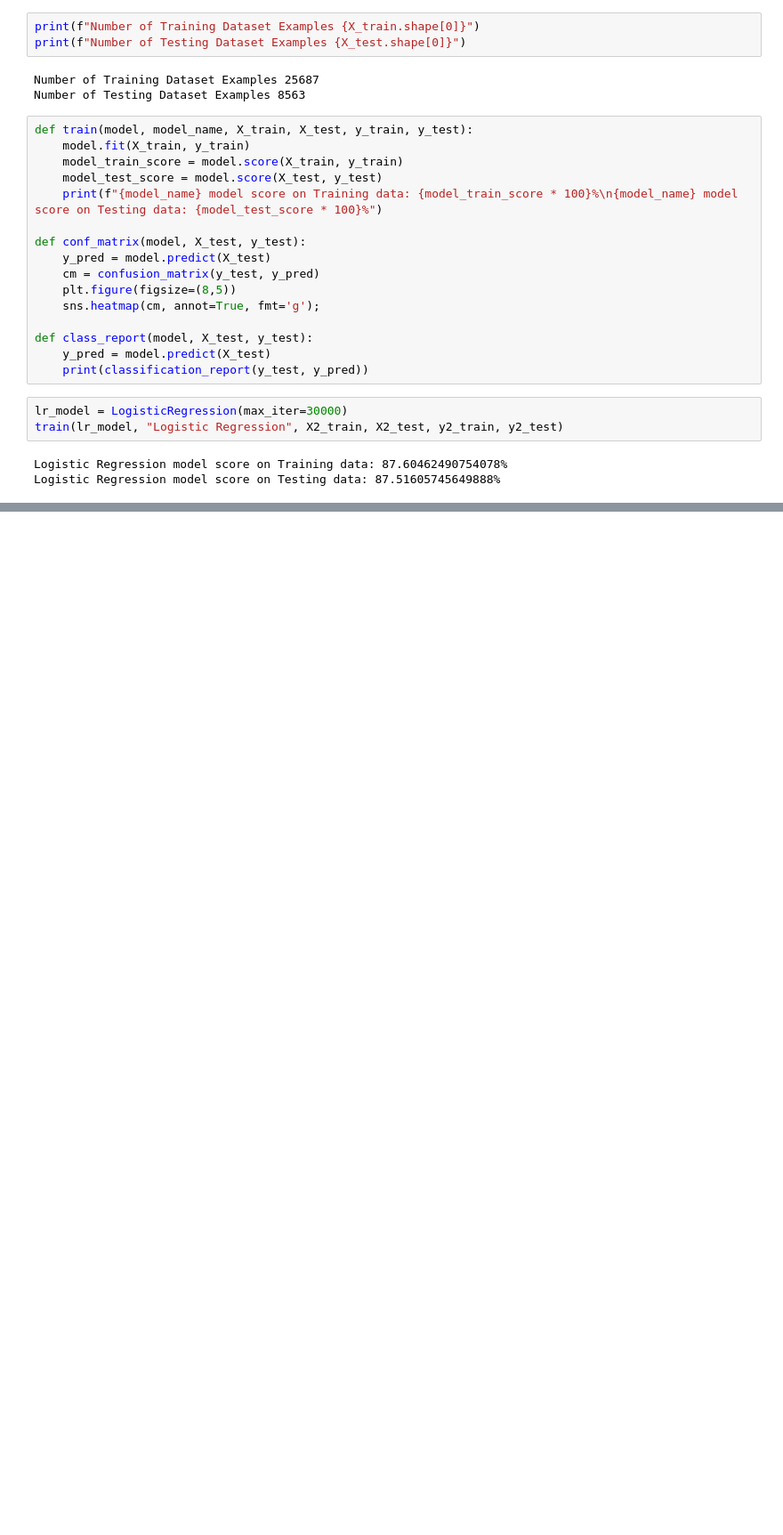
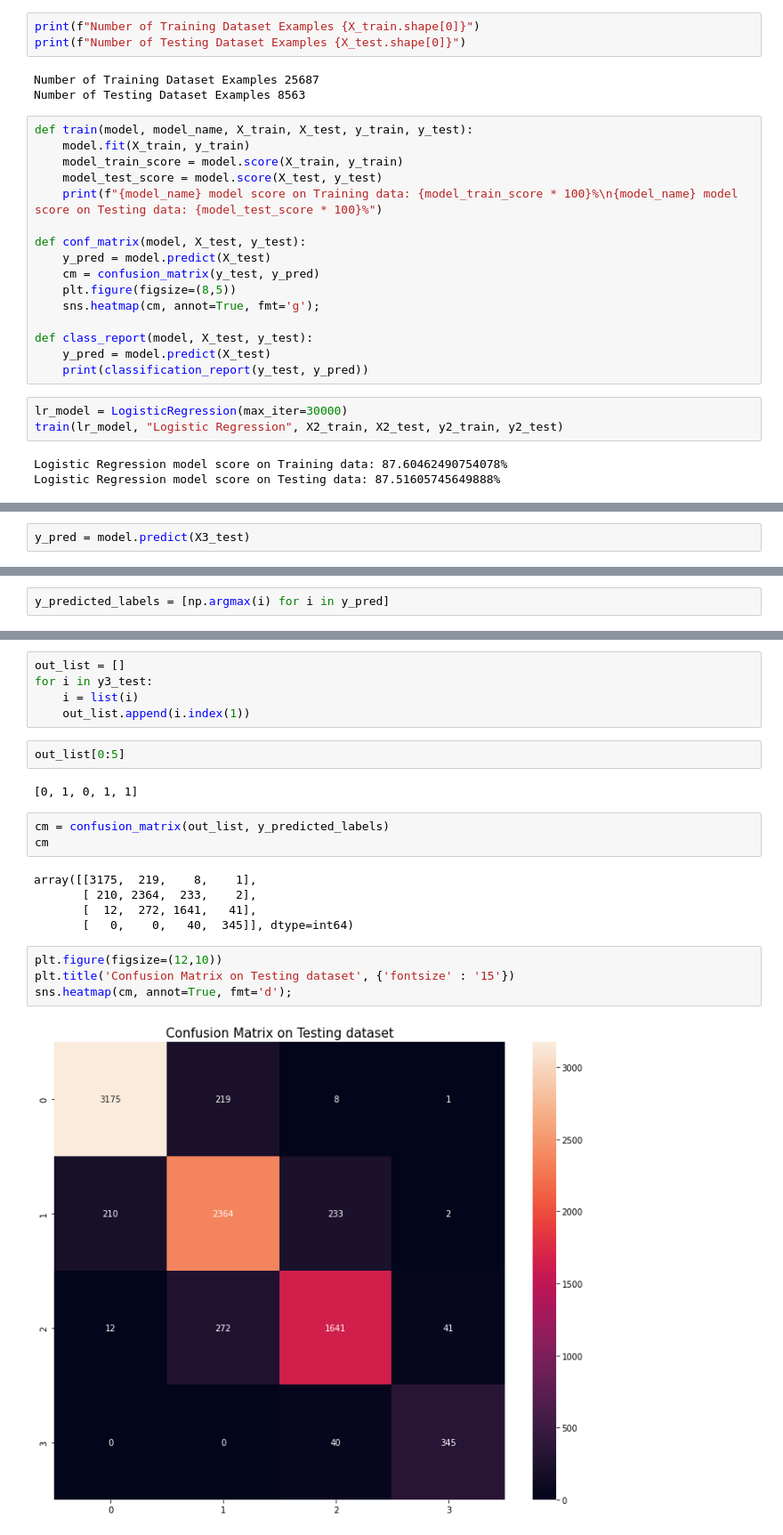
Before and after one commit to eyadayman12/The-Hewlett-Foundation-Short-Answer-Scoring, a Jupyter notebook: Short Answer Scoring.ipynb, the cells around one changed output, grey strips where cells are left out. Shown at 89% size. Drawn from its saved outputs; the diff is of its cells as text; blank space fills up the shorter version.

```diff
--- a/Short Answer Scoring.ipynb
+++ b/Short Answer Scoring.ipynb
@@ -731,0 +732,2 @@ Epoch 10/10
+# %%
+y_pred = model.predict(X3_test)
@@ -731,0 +739,2 @@ Epoch 10/10
+# %%
+y_predicted_labels = [np.argmax(i) for i in y_pred]
@@ -731,0 +753,23 @@ Epoch 10/10
+# %%
+out_list = []
+for i in y3_test:
+    i = list(i)
+    out_list.append(i.index(1))
+# %%
+out_list[0:5]
+# %% [output]
+[0, 1, 0, 1, 1]
+# %%
+cm = confusion_matrix(out_list, y_predicted_labels)
+cm
+# %% [output]
+array([[3175,  219,    8,    1],
+       [ 210, 2364,  233,    2],
+       [  12,  272, 1641,   41],
+       [   0,    0,   40,  345]], dtype=int64)
+# %%
+plt.figure(figsize=(12,10))
+plt.title('Confusion Matrix on Testing dataset', {'fontsize' : '15'})
+sns.heatmap(cm, annot=True, fmt='d');
+# %% [output]
+[figure, added]
```
Also changed, not shown: parts of 44 cells of this notebook.
